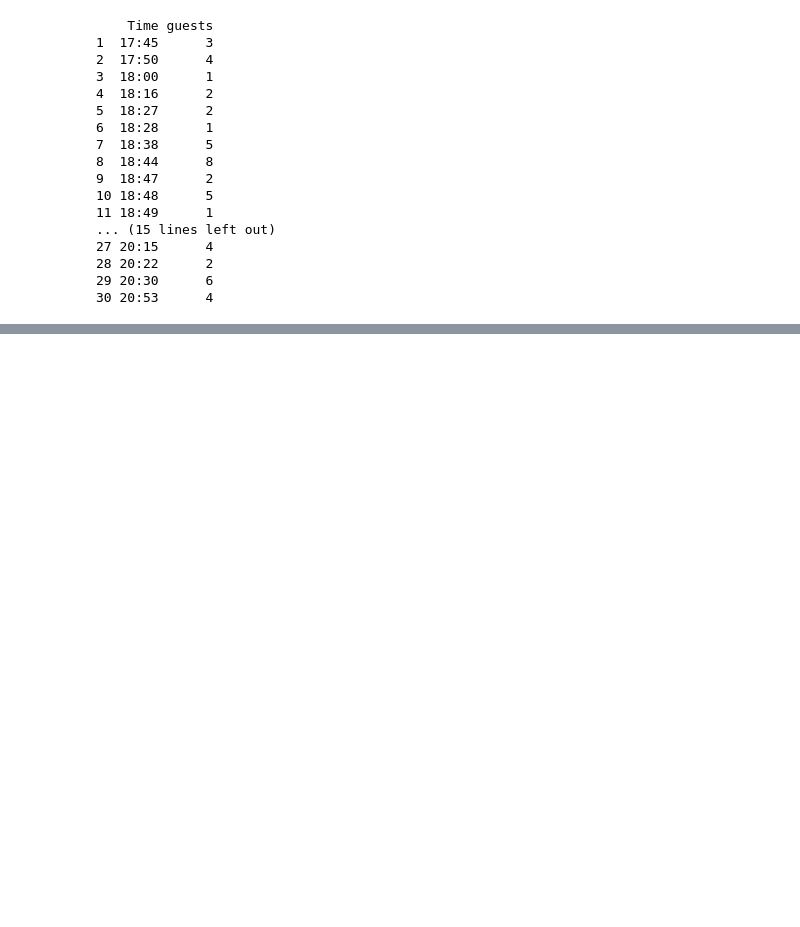
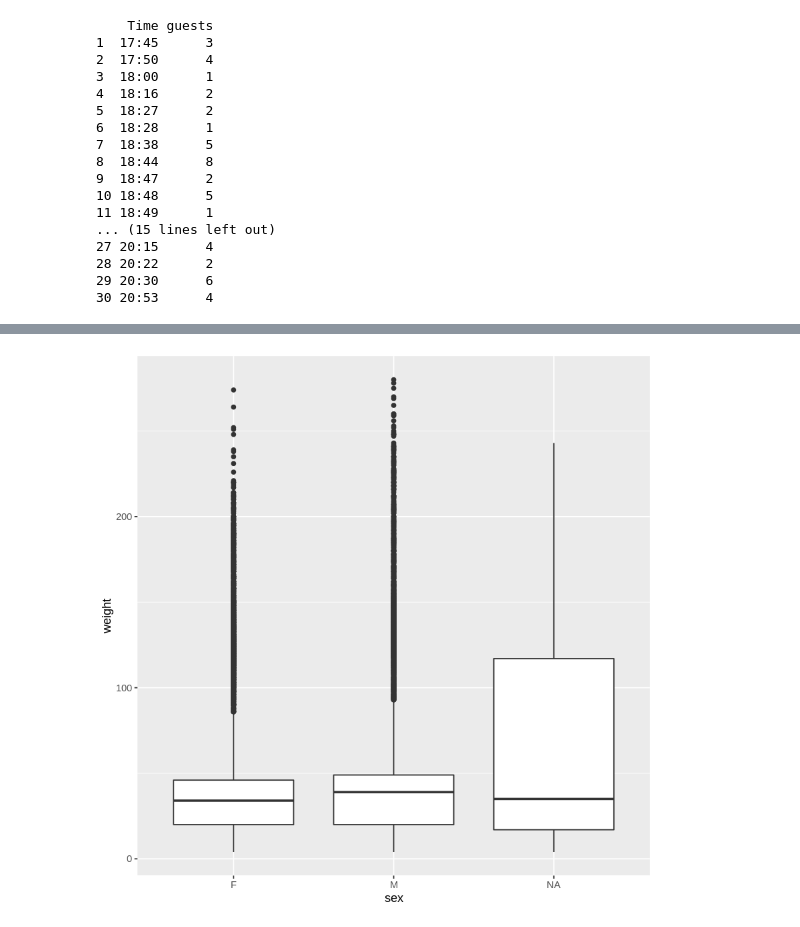
Before and after one commit to dexlau/cs6460, a Jupyter notebook: statistical_literacy_codelab.ipynb, the cells around one changed output, grey strips where cells are left out. Saved outputs shown, nothing was run; the diff lists cells and outputs as text; code cells hidden in the pictures; blank space fills up the shorter version.

```diff
--- a/statistical_literacy_codelab.ipynb
+++ b/statistical_literacy_codelab.ipynb
@@ -295,0 +576,5 @@ Now that you have a data frame loaded into `df`, try all of the above using the
+# %%
+#@title Solution 9
+ggplot(surveys, aes(x=sex, y=weight)) +
+  geom_boxplot()
+# %% [output]
@@ -295,0 +583 @@ Now that you have a data frame loaded into `df`, try all of the above using the
+[figure, added]
```
Also changed, not shown: parts of 53 cells of this notebook.
